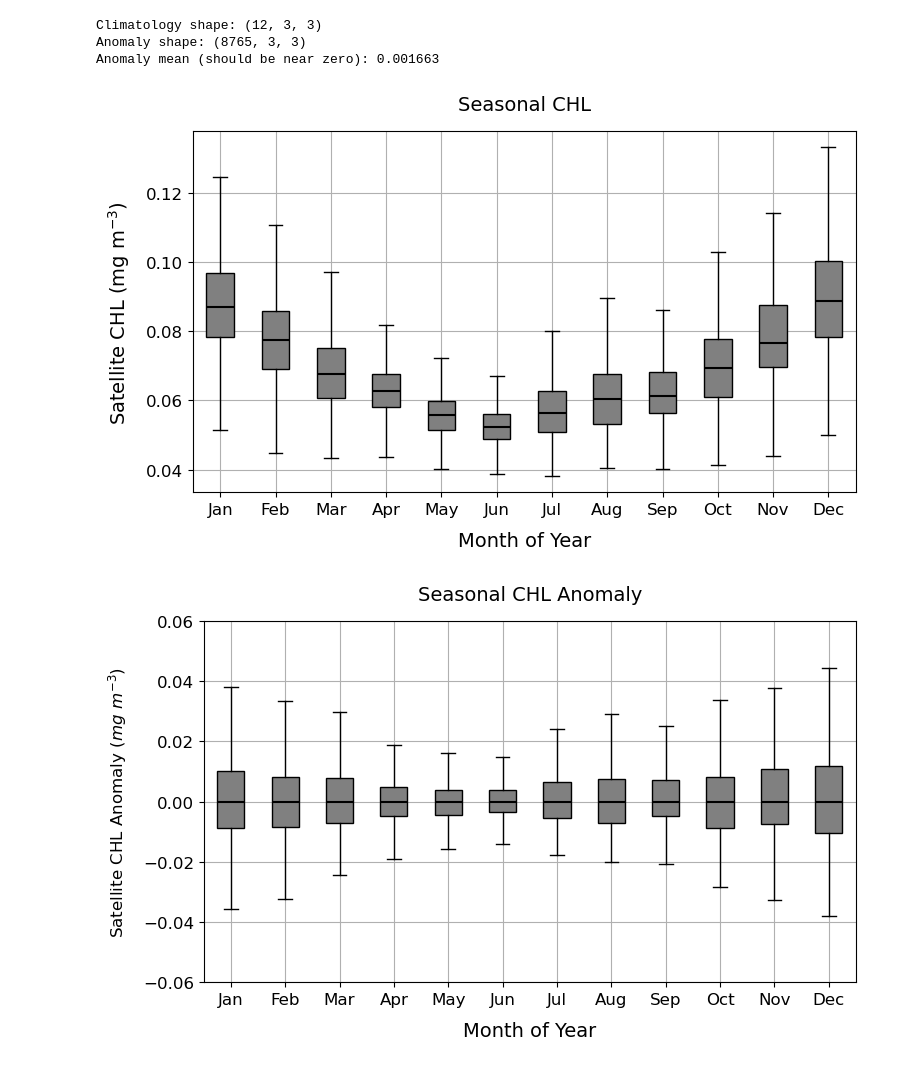
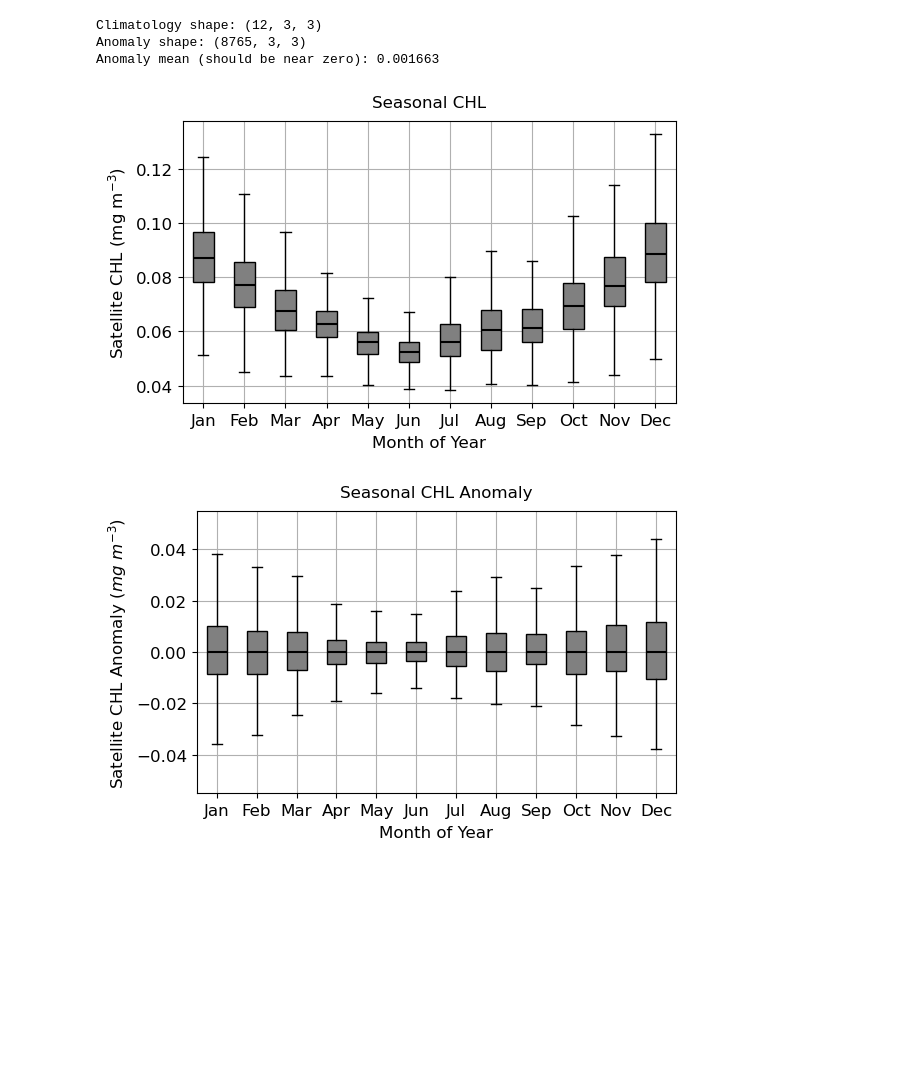
Before and after one commit to jamiesash/climate, a Jupyter notebook: code/pycode/climatology_sumer_aveerage.ipynb, the cells around one changed output. Saved outputs shown, nothing was run; the diff lists cells and outputs as text; code cells hidden in the pictures; blank space fills up the shorter version.

```diff
--- a/code/pycode/climatology_sumer_aveerage.ipynb
+++ b/code/pycode/climatology_sumer_aveerage.ipynb
@@ -103,7 +103,7 @@ month_labels = ['Jan','Feb','Mar','Apr','May','Jun',
 # %%
 
 # --- Figure 1: Raw monthly CHL ---
-fig1, ax1 = plt.subplots(figsize=(7.8, 5))
+fig1, ax1 = plt.subplots(figsize=(6, 4))
 df_melt_raw.boxplot(column='chl', by='month', ax=ax1,
                     showfliers=False, patch_artist=True,
                     boxprops=dict(facecolor='grey', edgecolor='black'),
@@ -112,41 +112,41 @@ df_melt_raw.boxplot(column='chl', by='month', ax=ax1,
                     capprops=dict(color='black'),
                     flierprops=dict(markeredgecolor='black'))
 
-ax1.set_xlabel('Month of Year', fontsize=14, fontweight='normal', labelpad=10)
-ax1.set_ylabel('Satellite CHL (mg m$^{-3}$)', fontsize=14, fontweight='normal', labelpad=10)
-ax1.set_title('Seasonal CHL', fontsize=14, pad=15)
+ax1.set_xlabel('Month of Year', fontsize=12, fontweight='normal', labelpad=5)
+ax1.set_ylabel('Satellite CHL (mg m$^{-3}$)', fontsize=12, fontweight='normal', labelpad=5)
+ax1.set_title('Seasonal CHL', fontsize=12, pad=10)
 fig1.suptitle('')
 ax1.set_xticklabels(month_labels, fontsize=12)
 ax1.tick_params(axis='y', labelsize=12)
 
 plt.tight_layout()
-fig1.savefig('../../figures/chl_raw_boxplot_20260313.png', dpi=300, bbox_inches='tight', facecolor='white')
+fig1.savefig('../../figures/chl_raw_boxplot_20260313.pdf', dpi=300, bbox_inches='tight', facecolor='white')
 plt.show()
 # %% [output]
-[figure, old version]
+[figure, new version]
 # %%
-fig, ax = plt.subplots(figsize=(7.8, 5))
+fig, ax = plt.subplots(figsize=(6, 4))
 df_melt.boxplot(column='chl_anom', by='month', ax=ax, #grid = False,
                 showfliers=False, patch_artist=True,
                 boxprops=dict(facecolor='grey', edgecolor='black'),
                 medianprops=dict(color='black', linewidth=1.5),
                 whiskerprops=dict(color='black'),
                 capprops=dict(color='black'),
                 flierprops=dict(markeredgecolor='black'))
 
-ax.set_xlabel('Month of Year', fontsize=14, fontweight='normal', labelpad=10)
-ax.set_ylabel('Satellite CHL Anomaly ($mg$ $m^{-3}$)', fontsize=12, fontweight='normal', labelpad=10)
-ax.set_title('Seasonal CHL Anomaly', fontsize=14, pad=15)
-ax.set_ylim(-0.06, 0.06)
+ax.set_xlabel('Month of Year', fontsize=12, fontweight='normal', labelpad=5)
+ax.set_ylabel('Satellite CHL Anomaly ($mg$ $m^{-3}$)', fontsize=12, fontweight='normal', labelpad=5)
+ax.set_title('Seasonal CHL Anomaly', fontsize=12, pad=10)
+ax.set_ylim(-0.055, 0.055)
 fig.suptitle('')
 
 month_labels = ['Jan','Feb','Mar','Apr','May','Jun',
                 'Jul','Aug','Sep','Oct','Nov','Dec']
 ax.set_xticklabels(month_labels, fontsize=12)
 ax.tick_params(axis='y', labelsize=12)
 
 plt.tight_layout()
-fig.savefig('../../figures/20260313_seasonal_chl_anomaly_boxplot.png', dpi=600, bbox_inches='tight')
+fig.savefig('../../figures/20260313_seasonal_chl_anomaly_boxplot.pdf', dpi=600, bbox_inches='tight')
 plt.show()
 # %% [output]
-[figure, old version]
+[figure, new version]
```
Also changed, not shown: 32 other files.
